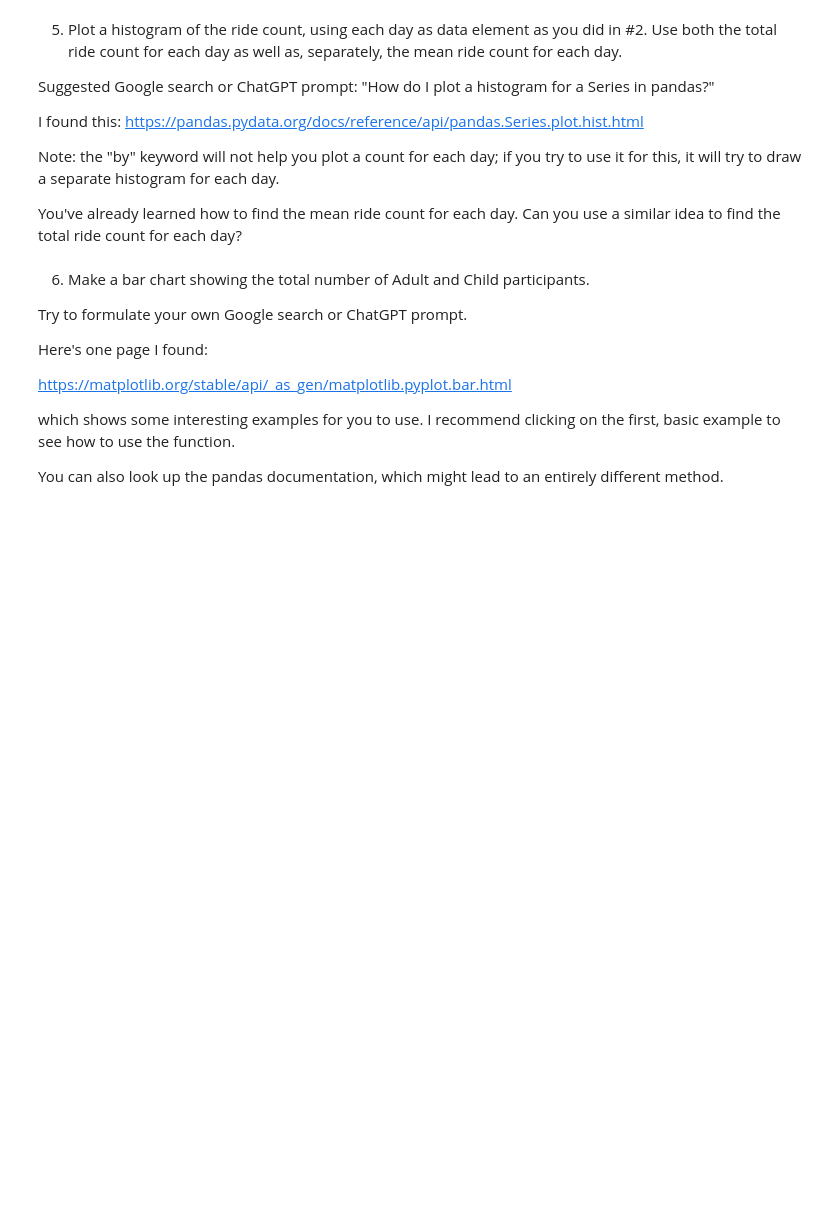
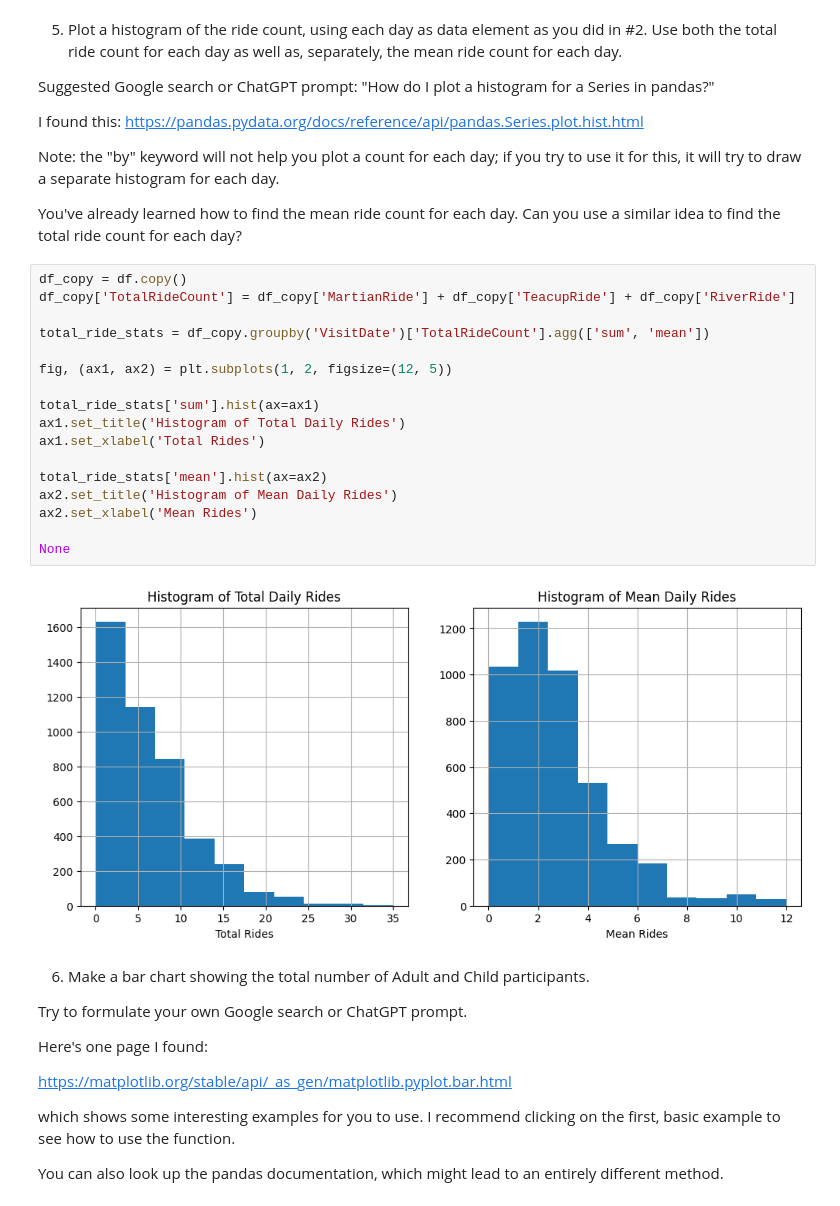
Before and after one commit to calebhadley1/Module-B-semester-2, a Jupyter notebook: OMDS-ModB2-Week3-Hadley-Caleb.ipynb, the cells around one changed output. Saved outputs shown, nothing was run; the diff lists cells and outputs as text; blank space fills up the shorter version.

```diff
--- a/OMDS-ModB2-Week3-Hadley-Caleb.ipynb
+++ b/OMDS-ModB2-Week3-Hadley-Caleb.ipynb
@@ -216,6 +259,25 @@ I found this: https://pandas.pydata.org/docs/reference/api/pandas.Series.plot.hi
 Note: the "by" keyword will not help you plot a count for each day; if you try to use it for this, it will try to draw a separate histogram for each day.
 
 You've already learned how to find the mean ride count for each day.  Can you use a similar idea to find the total ride count for each day?
+# %%
+df_copy = df.copy()
+df_copy['TotalRideCount'] = df_copy['MartianRide'] + df_copy['TeacupRide'] + df_copy['RiverRide']
+
+total_ride_stats = df_copy.groupby('VisitDate')['TotalRideCount'].agg(['sum', 'mean'])
+
+fig, (ax1, ax2) = plt.subplots(1, 2, figsize=(12, 5))
+
+total_ride_stats['sum'].hist(ax=ax1)
+ax1.set_title('Histogram of Total Daily Rides')
+ax1.set_xlabel('Total Rides')
+
+total_ride_stats['mean'].hist(ax=ax2)
+ax2.set_title('Histogram of Mean Daily Rides')
+ax2.set_xlabel('Mean Rides')
+
+None
+# %% [output]
+[figure, added]
 # %% [markdown]
 6. Make a bar chart showing the total number of Adult and Child participants.
 
```
Also changed, not shown: parts of 12 cells of this notebook.
